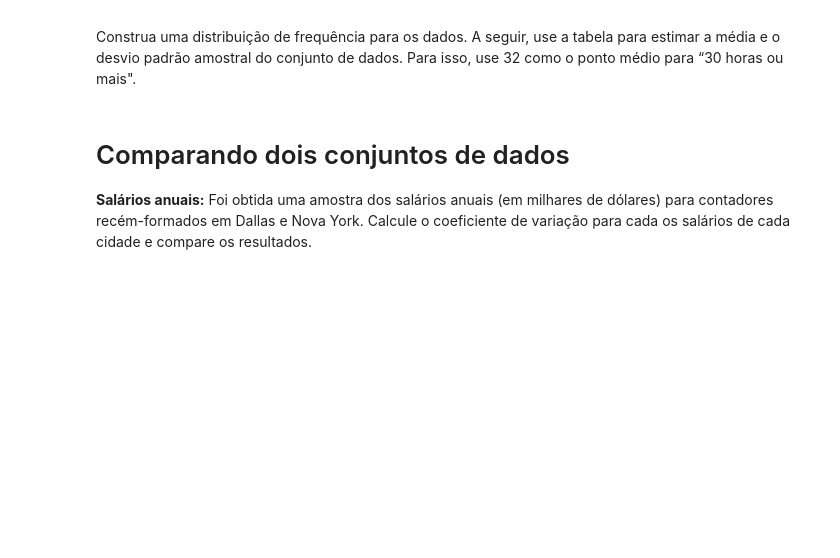
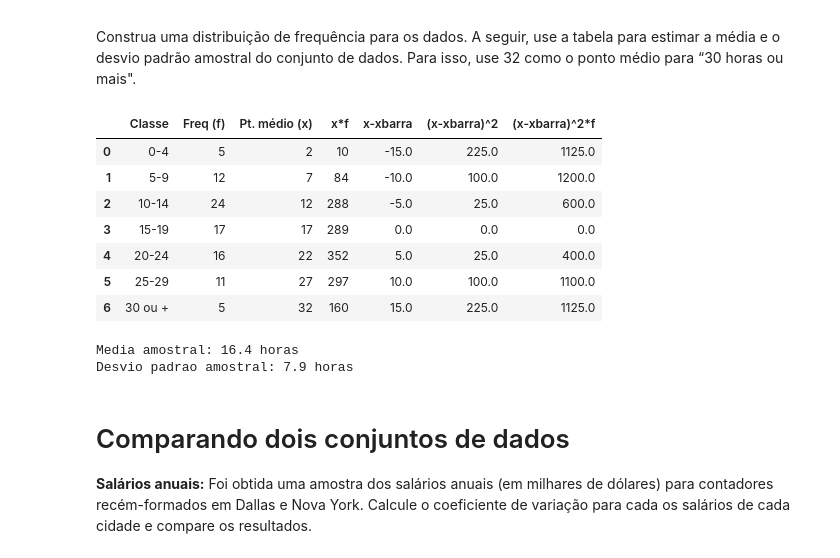
Before and after one commit to Rodrigosiq03/EstatisticaExercicios, a Jupyter notebook: aula05/aula05_estudo.ipynb, the cells around one changed output. Drawn from its saved outputs; the diff is of its cells as text; code cells hidden in the pictures; blank space fills up the shorter version.

```diff
--- a/aula05/aula05_estudo.ipynb
+++ b/aula05/aula05_estudo.ipynb
@@ -174,6 +176,52 @@ de horas semanais de estudo de uma amostra de estudantes universitários é most
 
 Construa uma distribuição de frequência para
 os dados. A seguir, use a tabela para estimar a média e o desvio padrão amostral do conjunto de dados. Para isso, use 32 como o ponto médio para “30 horas ou mais".
+# %%
+# Colunas iniciais da distribuição de frequência
+dados = pd.DataFrame({'Classe': ['0-4', '5-9', '10-14', '15-19',
+                                 '20-24', '25-29', '30 ou +'],
+                      'Freq (f)': [5, 12, 24, 17, 16, 11, 5],
+                      'Pt. médio (x)':[2, 7, 12, 17, 22, 27, 32]})
+# Coluna valor * frequência
+## Seu código aqui!!!
+dados['x*f'] = dados['Freq (f)'] * dados['Pt. médio (x)']
+
+# Cálculo da média
+## Seu código aqui!!!
+media_dados = dados['Pt. médio (x)'].mean()
+
+# Coluna valor - média
+## Seu código aqui!!!
+dados['x-xbarra'] = dados['Pt. médio (x)'] - media_dados
+
+# Coluna (valor - média)^2
+## Seu código aqui!!!
+dados['(x-xbarra)^2'] = dados['x-xbarra']**2
+
+# Coluna (valor - média)^2 * frequência
+## Seu código aqui!!!
+dados['(x-xbarra)^2*f'] = dados['(x-xbarra)^2'] * dados['Freq (f)']
+display(dados)
+# Cálculo da média amostral
+## Seu código aqui!!!
+obs = dados['Freq (f)'].sum()
+media_amostral = dados['x*f'].sum() / obs
+print(f'Media amostral: {media_amostral:.1f} horas')
+# Cálculo do desvio padrão amostral
+## Seu código aqui!!!
+desvpadrao_amostral = (dados['(x-xbarra)^2*f'].sum() / (obs-1))**(1/2)
+print(f'Desvio padrao amostral: {desvpadrao_amostral:.1f} horas')
+# %% [output]
+|  | Classe | Freq (f) | Pt. médio (x) | x*f | x-xbarra | (x-xbarra)^2 | (x-xbarra)^2*f |
+| 0 | 0-4 | 5 | 2 | 10 | -15.0 | 225.0 | 1125.0 |
+| 1 | 5-9 | 12 | 7 | 84 | -10.0 | 100.0 | 1200.0 |
+| 2 | 10-14 | 24 | 12 | 288 | -5.0 | 25.0 | 600.0 |
+| 3 | 15-19 | 17 | 17 | 289 | 0.0 | 0.0 | 0.0 |
+| 4 | 20-24 | 16 | 22 | 352 | 5.0 | 25.0 | 400.0 |
+| 5 | 25-29 | 11 | 27 | 297 | 10.0 | 100.0 | 1100.0 |
+| 6 | 30 ou + | 5 | 32 | 160 | 15.0 | 225.0 | 1125.0 |
+Media amostral: 16.4 horas
+Desvio padrao amostral: 7.9 horas
 # %% [markdown]
 # Comparando dois conjuntos de dados
 **Salários anuais:** Foi obtida uma amostra dos salários anuais (em milhares de dólares) para contadores recém-formados em Dallas e Nova York. Calcule o coeficiente de variação para cada
```
Also changed, not shown: parts of 1 cell of this notebook, 1 other file.
